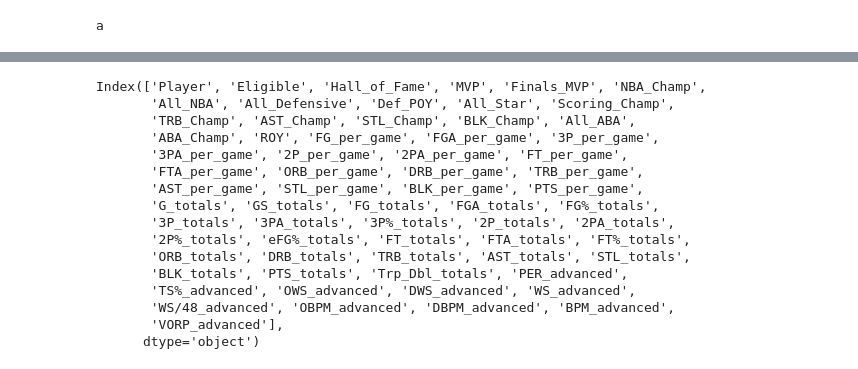
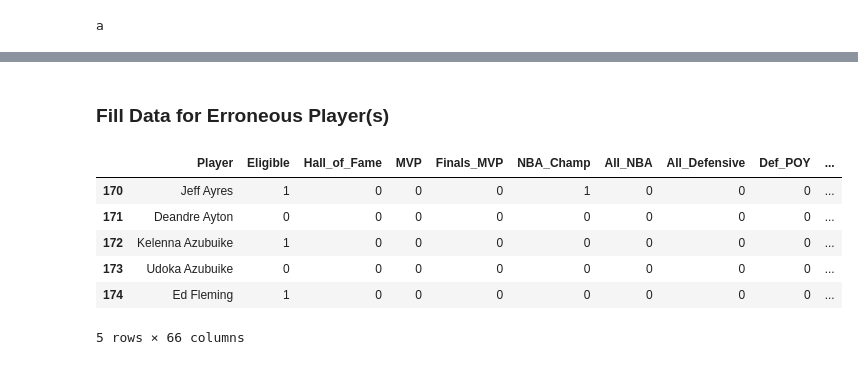
Before and after one commit to frankwillard/NBA-Hall-Of-Fame-Model, a Jupyter notebook: Player_Web_Scraper.ipynb, the cells around one changed output, grey strips where cells are left out. Drawn from its saved outputs; the diff is of its cells as text; code cells hidden in the pictures.

```diff
--- a/Player_Web_Scraper.ipynb
+++ b/Player_Web_Scraper.ipynb
@@ -315,20 +309,17 @@ my_df.head()
 5 rows × 66 columns
-# %%
-my_df.columns
-# %% [output]
-Index(['Player', 'Eligible', 'Hall_of_Fame', 'MVP', 'Finals_MVP', 'NBA_Champ',
-       'All_NBA', 'All_Defensive', 'Def_POY', 'All_Star', 'Scoring_Champ',
-       'TRB_Champ', 'AST_Champ', 'STL_Champ', 'BLK_Champ', 'All_ABA',
-       'ABA_Champ', 'ROY', 'FG_per_game', 'FGA_per_game', '3P_per_game',
-       '3PA_per_game', '2P_per_game', '2PA_per_game', 'FT_per_game',
-       'FTA_per_game', 'ORB_per_game', 'DRB_per_game', 'TRB_per_game',
-       'AST_per_game', 'STL_per_game', 'BLK_per_game', 'PTS_per_game',
-       'G_totals', 'GS_totals', 'FG_totals', 'FGA_totals', 'FG%_totals',
-       '3P_totals', '3PA_totals', '3P%_totals', '2P_totals', '2PA_totals',
-       '2P%_totals', 'eFG%_totals', 'FT_totals', 'FTA_totals', 'FT%_totals',
-       'ORB_totals', 'DRB_totals', 'TRB_totals', 'AST_totals', 'STL_totals',
-       'BLK_totals', 'PTS_totals', 'Trp_Dbl_totals', 'PER_advanced',
-       'TS%_advanced', 'OWS_advanced', 'DWS_advanced', 'WS_advanced',
-       'WS/48_advanced', 'OBPM_advanced', 'DBPM_advanced', 'BPM_advanced',
-       'VORP_advanced'],
-      dtype='object')
+# %% [markdown]
+### Fill Data for Erroneous Player(s)
+# %%
+additional_players = pd.read_csv('Additional Players - Sheet1.csv')
+# %%
+final_df = pd.concat([player_df, additional_players], ignore_index=True)
+# %%
+final_df.tail()
+# %% [output]
+|  | Player | Eligible | Hall_of_Fame | MVP | Finals_MVP | NBA_Champ | All_NBA | All_Defensive | Def_POY | ... |
+| 170 | Jeff Ayres | 1 | 0 | 0 | 0 | 1 | 0 | 0 | 0 | ... |
+| 171 | Deandre Ayton | 0 | 0 | 0 | 0 | 0 | 0 | 0 | 0 | ... |
+| 172 | Kelenna Azubuike | 1 | 0 | 0 | 0 | 0 | 0 | 0 | 0 | ... |
+| 173 | Udoka Azubuike | 0 | 0 | 0 | 0 | 0 | 0 | 0 | 0 | ... |
+| 174 | Ed Fleming | 1 | 0 | 0 | 0 | 0 | 0 | 0 | 0 | ... |
+5 rows × 66 columns
```
Also changed, not shown: parts of 7 cells of this notebook.
